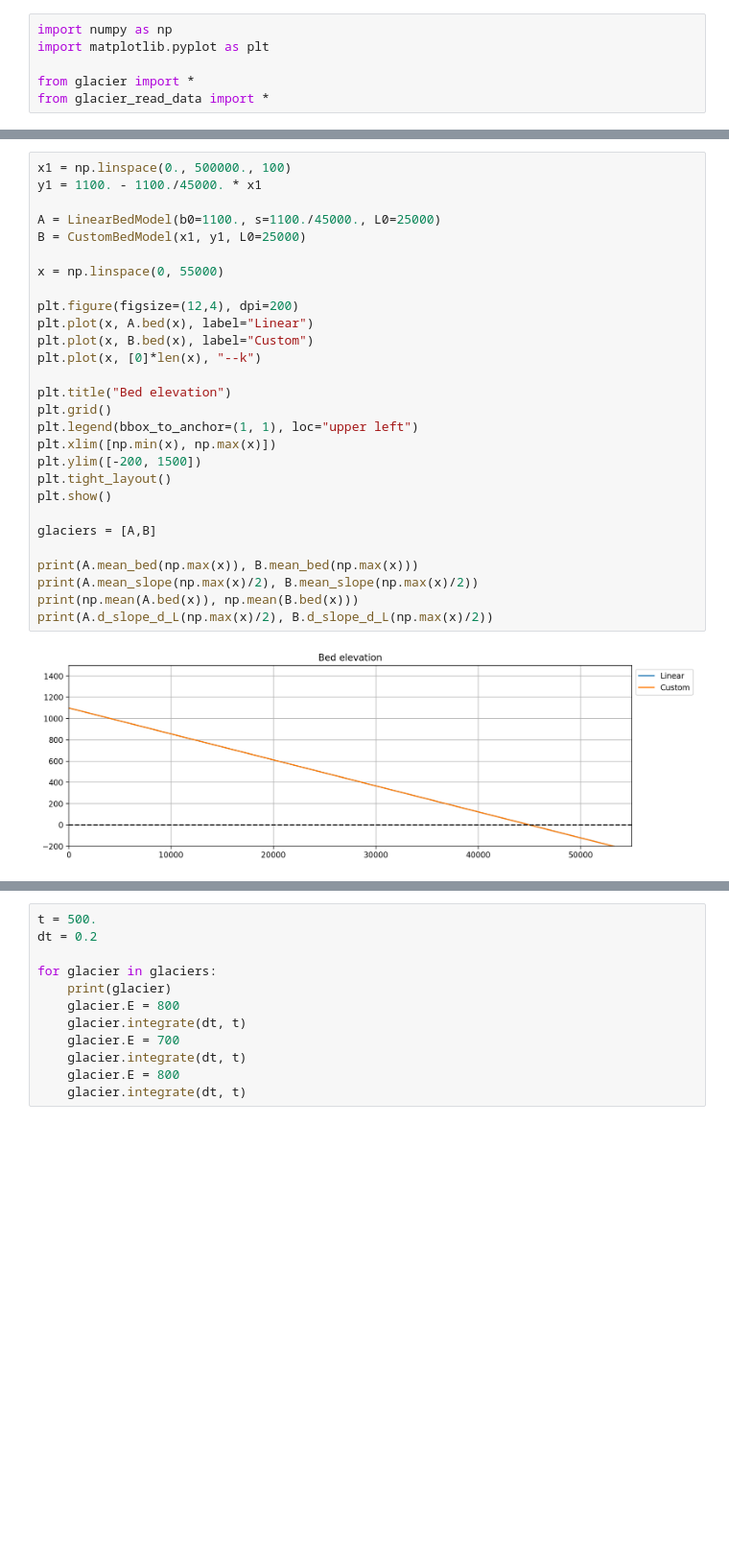
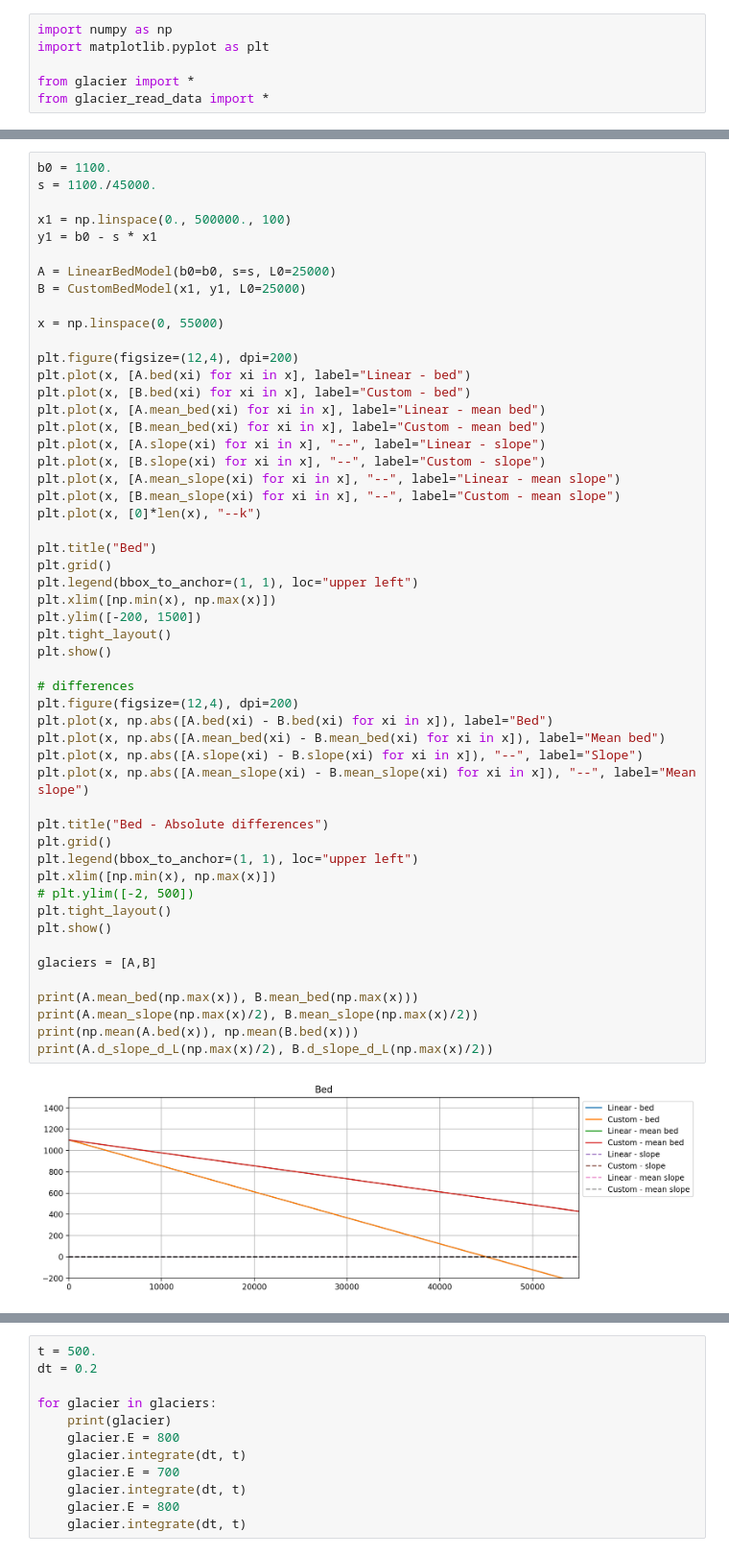
Before and after one commit to raymondedwards95/MinimumGlacierModel, a Jupyter notebook: Bed-test-1.ipynb, the cells around one changed output, grey strips where cells are left out. Shown at 96% size. Drawn from its saved outputs; the diff is of its cells as text; blank space fills up the shorter version.

```diff
--- a/Bed-test-1.ipynb
+++ b/Bed-test-1.ipynb
@@ -9,30 +11,54 @@ from glacier_read_data import *
 # %%
+b0 = 1100.
+s = 1100./45000.
+
 x1 = np.linspace(0., 500000., 100)
-y1 = 1100. - 1100./45000. * x1
+y1 = b0 - s * x1
 
-A = LinearBedModel(b0=1100., s=1100./45000., L0=25000)
+A = LinearBedModel(b0=b0, s=s, L0=25000)
 B = CustomBedModel(x1, y1, L0=25000)
 
 x = np.linspace(0, 55000)
 
 plt.figure(figsize=(12,4), dpi=200)
-plt.plot(x, A.bed(x), label="Linear")
-plt.plot(x, B.bed(x), label="Custom")
+plt.plot(x, [A.bed(xi) for xi in x], label="Linear - bed")
+plt.plot(x, [B.bed(xi) for xi in x], label="Custom - bed")
+plt.plot(x, [A.mean_bed(xi) for xi in x], label="Linear - mean bed")
+plt.plot(x, [B.mean_bed(xi) for xi in x], label="Custom - mean bed")
+plt.plot(x, [A.slope(xi) for xi in x], "--", label="Linear - slope")
+plt.plot(x, [B.slope(xi) for xi in x], "--", label="Custom - slope")
+plt.plot(x, [A.mean_slope(xi) for xi in x], "--", label="Linear - mean slope")
+plt.plot(x, [B.mean_slope(xi) for xi in x], "--", label="Custom - mean slope")
 plt.plot(x, [0]*len(x), "--k")
 
-plt.title("Bed elevation")
+plt.title("Bed")
 plt.grid()
 plt.legend(bbox_to_anchor=(1, 1), loc="upper left")
 plt.xlim([np.min(x), np.max(x)])
 plt.ylim([-200, 1500])
+plt.tight_layout()
+plt.show()
+
+# differences
+plt.figure(figsize=(12,4), dpi=200)
+plt.plot(x, np.abs([A.bed(xi) - B.bed(xi) for xi in x]), label="Bed")
+plt.plot(x, np.abs([A.mean_bed(xi) - B.mean_bed(xi) for xi in x]), label="Mean bed")
+plt.plot(x, np.abs([A.slope(xi) - B.slope(xi) for xi in x]), "--", label="Slope")
+plt.plot(x, np.abs([A.mean_slope(xi) - B.mean_slope(xi) for xi in x]), "--", label="Mean slope")
+
+plt.title("Bed - Absolute differences")
+plt.grid()
+plt.legend(bbox_to_anchor=(1, 1), loc="upper left")
+plt.xlim([np.min(x), np.max(x)])
+# plt.ylim([-2, 500])
 plt.tight_layout()
 plt.show()
 
 glaciers = [A,B]
 
 print(A.mean_bed(np.max(x)), B.mean_bed(np.max(x)))
 print(A.mean_slope(np.max(x)/2), B.mean_slope(np.max(x)/2))
 print(np.mean(A.bed(x)), np.mean(B.bed(x)))
 print(A.d_slope_d_L(np.max(x)/2), B.d_slope_d_L(np.max(x)/2))
 # %% [output]
-[figure, old version]
+[figure, new version]
```
Also changed, not shown: parts of 8 cells of this notebook, 2 other files.
